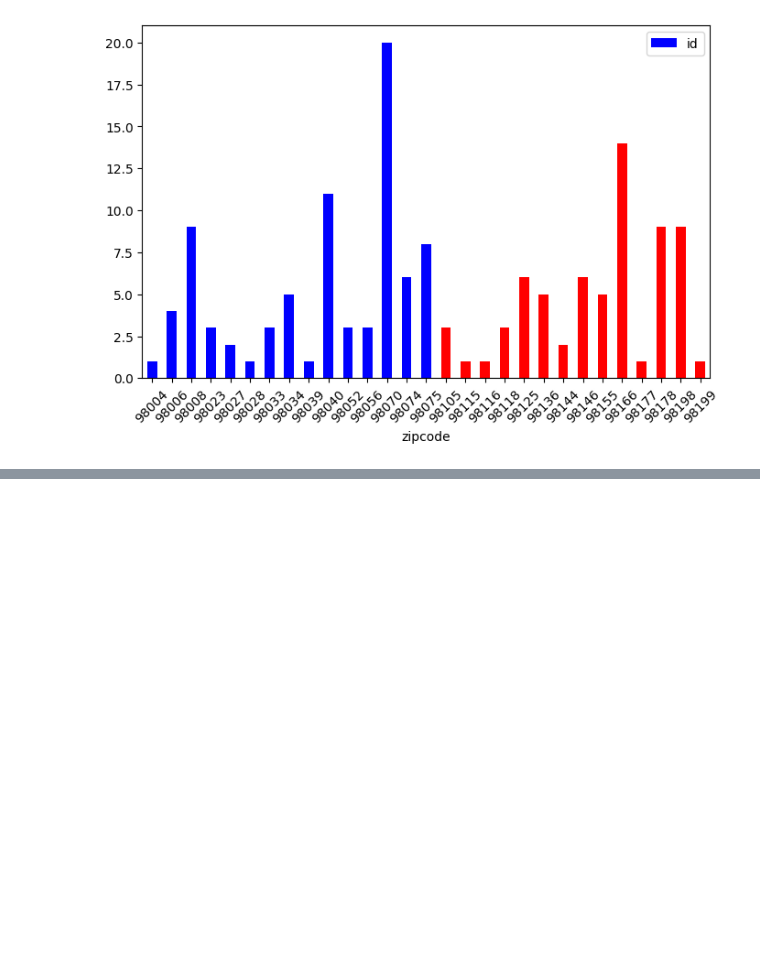
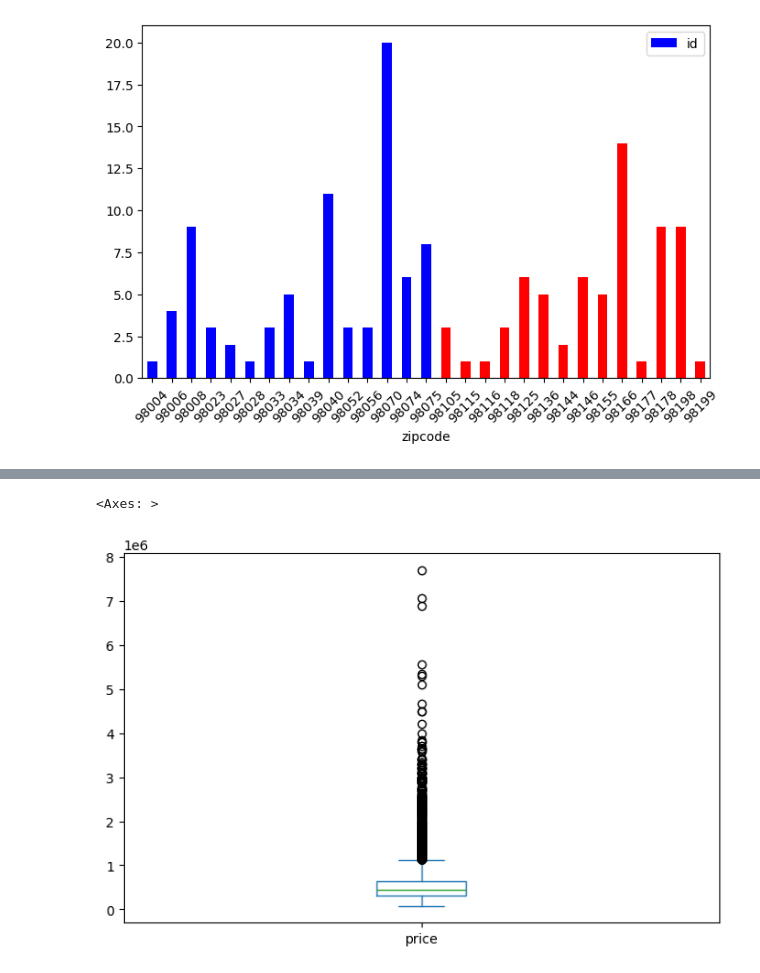
Before and after one commit to scornevi/ds-EDA-project, a Jupyter notebook: EDA.ipynb, the cells around one changed output, grey strips where cells are left out. Saved outputs shown, nothing was run; the diff lists cells and outputs as text; code cells hidden in the pictures; blank space fills up the shorter version.

```diff
--- a/EDA.ipynb
+++ b/EDA.ipynb
@@ -183,0 +215,5 @@ S
+# %%
+df_work['price'].plot(kind = 'box')
+# %% [output]
+<Axes: >
+[figure, added]
```
Also changed, not shown: parts of 46 cells of this notebook.
